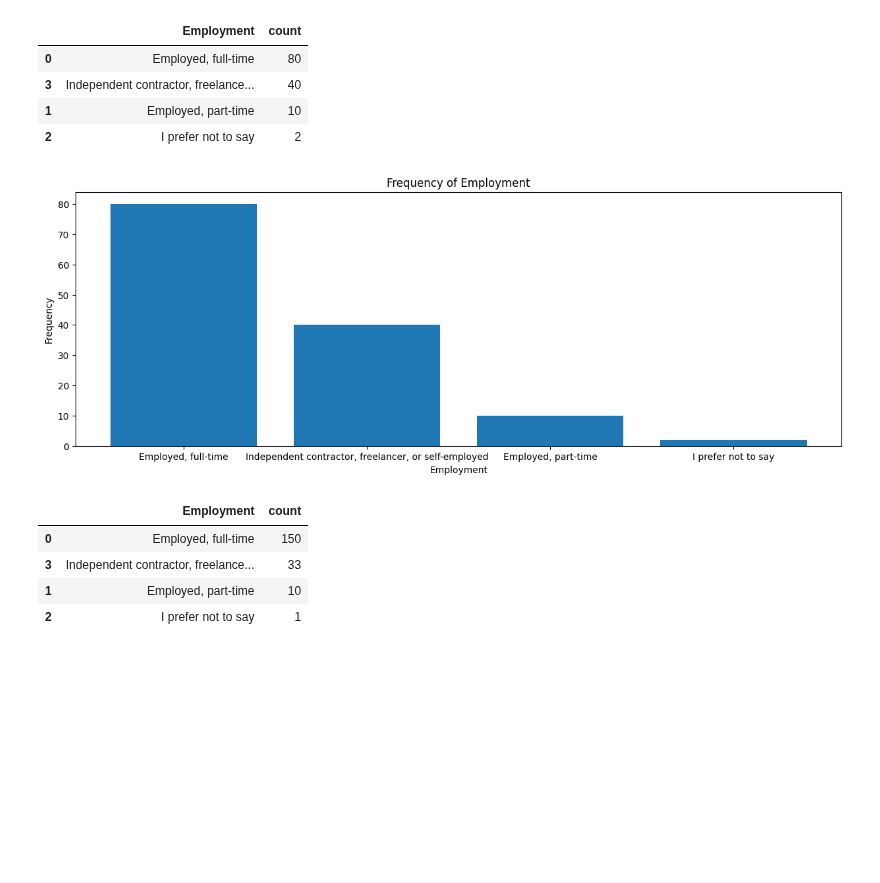
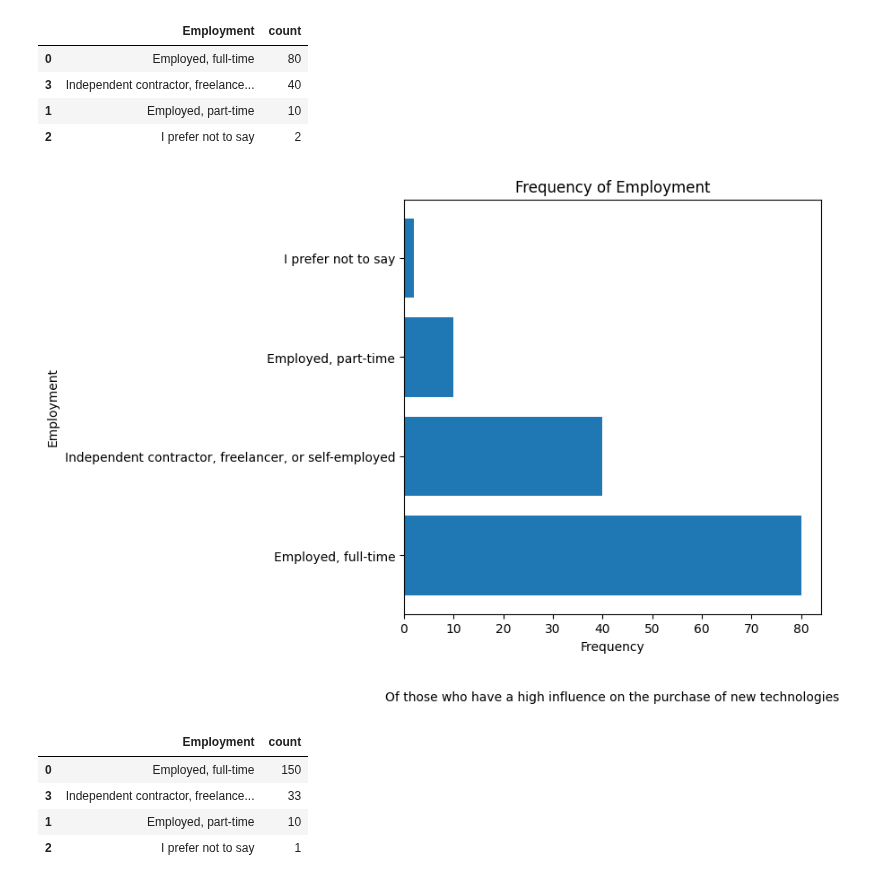
Before and after one commit to abrahim-k/stack_overflow_data, a Jupyter notebook: stack_overflow.ipynb, the cells around one changed output. Drawn from its saved outputs; the diff is of its cells as text; code cells hidden in the pictures; blank space fills up the shorter version.

Commit message:
class Plotter and method give_bar_plot created

```diff
--- a/stack_overflow.ipynb
+++ b/stack_overflow.ipynb
@@ -54,23 +52,32 @@ some_influence_df = df[(df['Country'] == 'Iran, Islamic Republic of...') & (df['
 # %%
 high_result_maker = ResultDfMaker(high_influence_df)
 some_result_maker = ResultDfMaker(some_influence_df)
+# %%
+class Plotter:
+    def __init__(self):
+        pass
+
+    def give_bar_plot(self, df, influence, column, name, x=6, y=6):
+        plt.figure(figsize=(x, y))
+        plt.barh(df[column], df['count'])
+        plt.xlabel('Frequency')
+        plt.ylabel(name)
+        plt.title(f'Frequency of {name}')
+        plt.text(0.5, -0.2, f'Of those who have {influence} on the purchase of new technologies', ha='center', va='center', transform=plt.gca().transAxes)
+        plt.show()
 # %%
-high_influence_employment_df = high_result_maker.get_value_df_by_column('Employment')
-high_influence_employment_df
+high_influence_employment = high_result_maker.get_value_df_by_column('Employment')
+high_influence_employment
 # %% [output]
 |  | Employment | count |
 | 0 | Employed, full-time | 80 |
 | 3 | Independent contractor, freelance... | 40 |
 | 1 | Employed, part-time | 10 |
 | 2 | I prefer not to say | 2 |
-# %%
-plt.figure(figsize=(15, 5))
-plt.bar(high_influence_employment_df['Employment'], high_influence_employment_df['count'])
-plt.xlabel('Employment')
-plt.ylabel('Frequency')
-plt.title('Frequency of Employment')
-
-plt.show()
-# %% [output]
-[figure, removed]
+# %%
+plotter = Plotter()
+# %%
+plotter.give_bar_plot(high_influence_employment, 'a high influence', 'Employment', 'Employment')
+# %% [output]
+[figure, added]
 # %%
```
Also changed, not shown: parts of 5 cells of this notebook.
